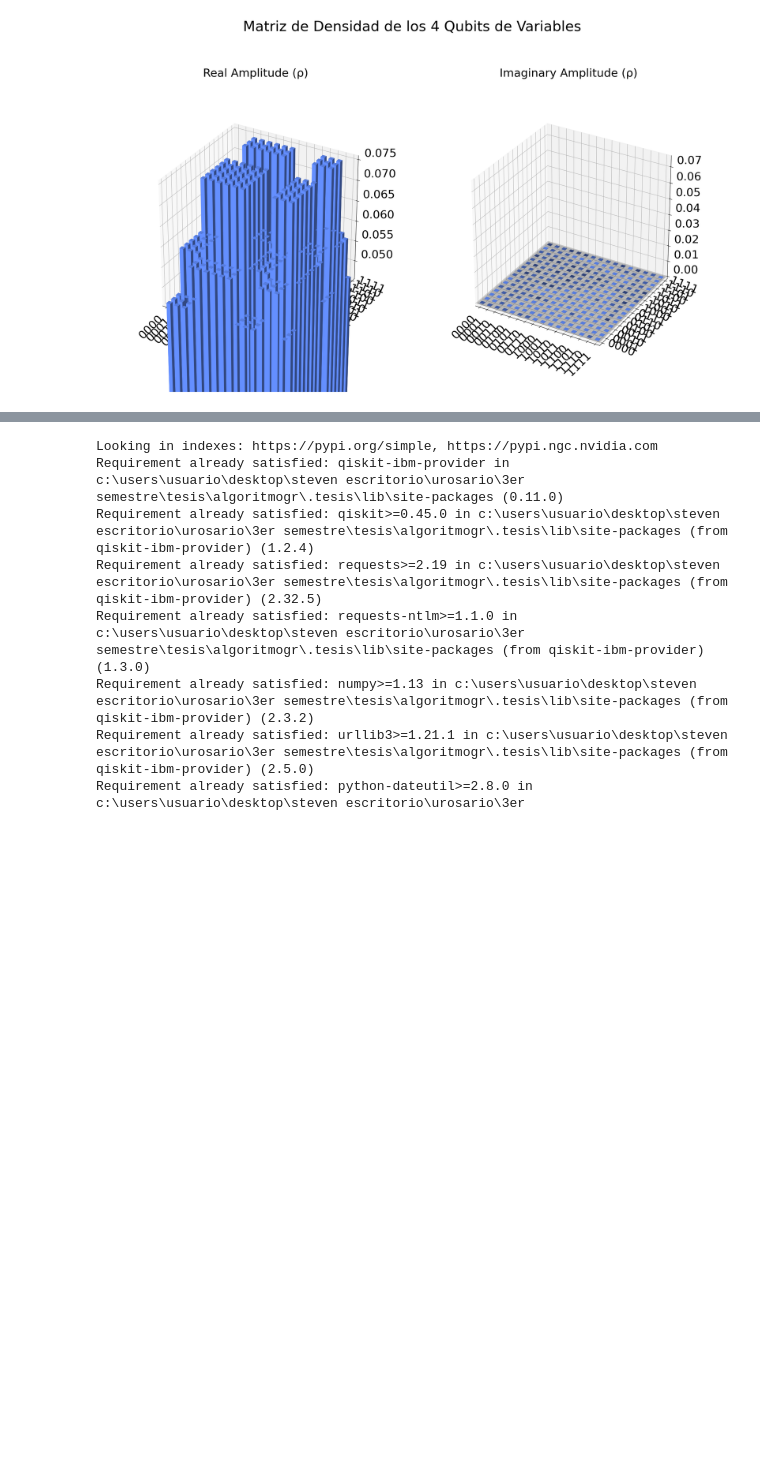
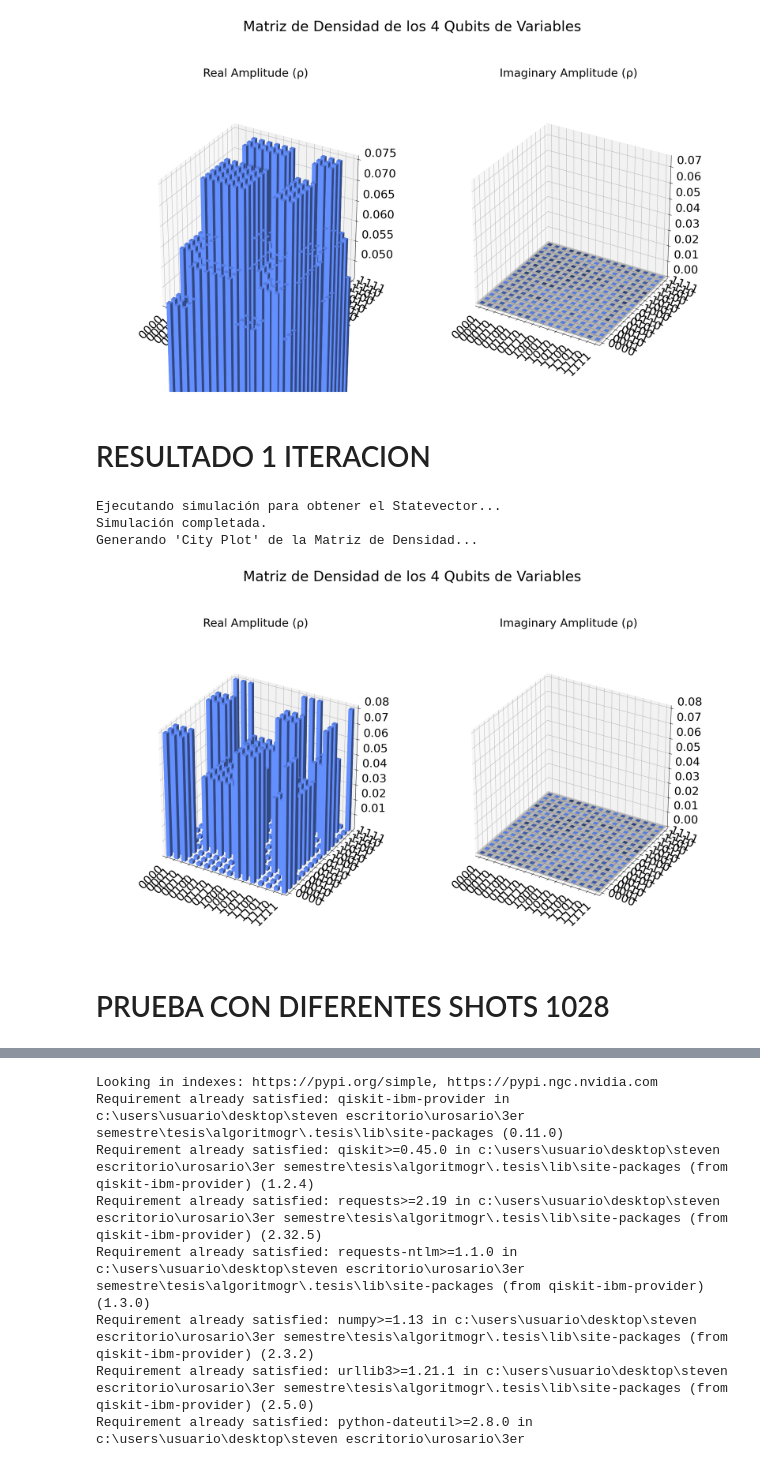
Before and after one commit to Stivenalp/Algoritmo-de-grover, a Jupyter notebook: algoritmo_tesis_mitc_3SAT.ipynb, the cells around one changed output, grey strips where cells are left out. Cells and saved outputs as stored; diff of their text form; code cells hidden in the pictures; blank space fills up the shorter version.

Commit message:
Actualiza gráficos y pruebas con otros shots

```diff
--- a/algoritmo_tesis_mitc_3SAT.ipynb
+++ b/algoritmo_tesis_mitc_3SAT.ipynb
@@ -592,3 +703,39 @@ Ejecutando simulación para obtener el Statevector...
 Simulación completada.
 Generando 'City Plot' de la Matriz de Densidad...
 [figure]
+# %% [markdown]
+# RESULTADO 1 ITERACION
+# %%
+
+%matplotlib inline
+
+#Preparar el circuito para la simulación de estado
+grover_circuit_for_sv = grover_circuit.remove_final_measurements(inplace=False)
+grover_circuit_for_sv.save_statevector()
+
+# 2. Simular el circuito
+backend_sv = AerSimulator()
+transpiled_sv_circuit = transpile(grover_circuit_for_sv, backend_sv)
+print("Ejecutando simulación para obtener el Statevector...")
+result_sv = backend_sv.run(transpiled_sv_circuit).result()
+print("Simulación completada.")
+
+# 3. Obtener el vector de estado y la matriz de densidad completa
+final_statevector = result_sv.get_statevector()
+full_density_matrix = DensityMatrix(final_statevector)
+
+# 4. Usar Trace Parcial para enfocarnos en los cúbits de variables ---
+print("Generando 'City Plot' de la Matriz de Densidad...")
+total_qubits = oracle_correcto.num_qubits
+qubits_ancilla = list(range(n_vars_3sat, total_qubits))
+partial_density_matrix = partial_trace(full_density_matrix, qubits_ancilla)
+
+# 5. Dibujar la 'City Plot'
+partial_density_matrix.draw('city', figsize=(20, 13), title=f"Matriz de Densidad de los {n_vars_3sat} Qubits de Variables")
+# %% [output]
+Ejecutando simulación para obtener el Statevector...
+Simulación completada.
+Generando 'City Plot' de la Matriz de Densidad...
+[figure, added]
+# %% [markdown]
+# PRUEBA CON DIFERENTES SHOTS 1028
```
Also changed, not shown: parts of 9 cells of this notebook.
